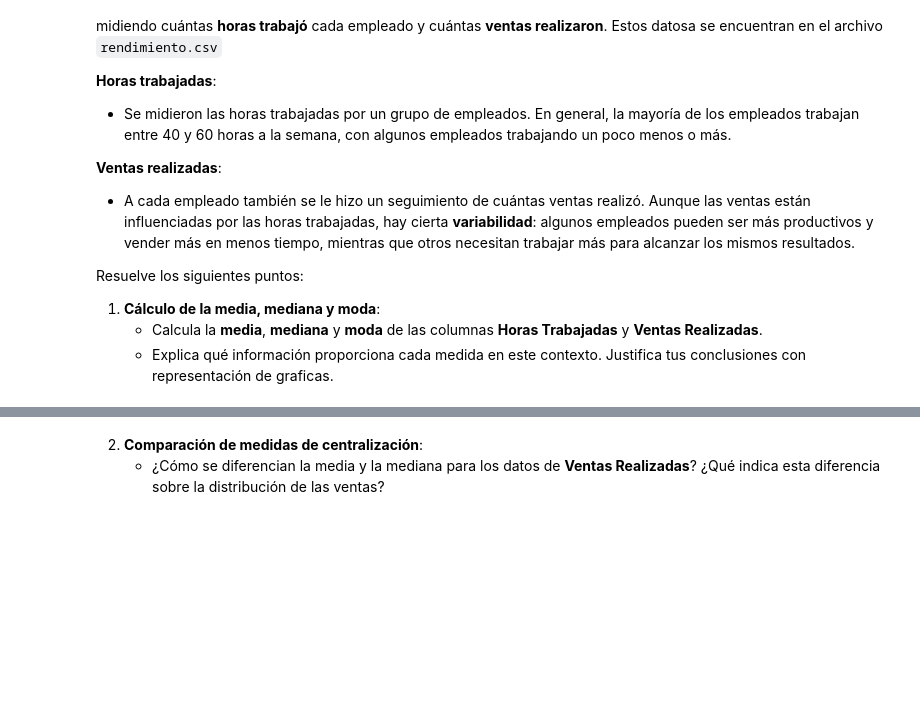
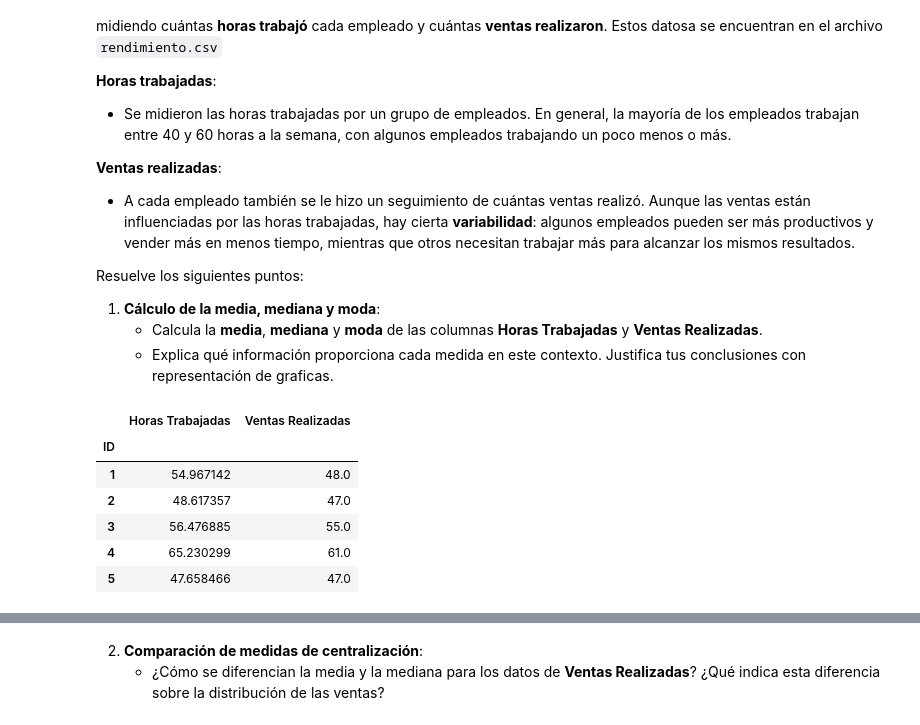
Before and after one commit to santiagorodriguez-dev/laboratorio-modulo6-leccion01-estadistica-descriptiva, a Jupyter notebook: notebooks/laboratorio-modulo6-leccion01-estadistica-descriptiva.ipynb, the cells around one changed output, grey strips where cells are left out. Saved outputs shown, nothing was run; the diff lists cells and outputs as text; code cells hidden in the pictures; blank space fills up the shorter version.

```diff
--- a/notebooks/laboratorio-modulo6-leccion01-estadistica-descriptiva.ipynb
+++ b/notebooks/laboratorio-modulo6-leccion01-estadistica-descriptiva.ipynb
@@ -158,4 +158,16 @@ Resuelve los siguientes puntos:
 1. **Cálculo de la media, mediana y moda**:
    - Calcula la **media**, **mediana** y **moda** de las columnas **Horas Trabajadas** y **Ventas Realizadas**.
    - Explica qué información proporciona cada medida en este contexto. Justifica tus conclusiones con representación de graficas.
+# %%
+df = pd.read_csv("../data/rendimiento.csv", index_col = 0)
+
+display(df.head())
+# %% [output]
+|  | Horas Trabajadas | Ventas Realizadas |
+| ID |  |  |
+| 1 | 54.967142 | 48.0 |
+| 2 | 48.617357 | 47.0 |
+| 3 | 56.476885 | 55.0 |
+| 4 | 65.230299 | 61.0 |
+| 5 | 47.658466 | 47.0 |
 # %%
```
Also changed, not shown: parts of 6 cells of this notebook.
